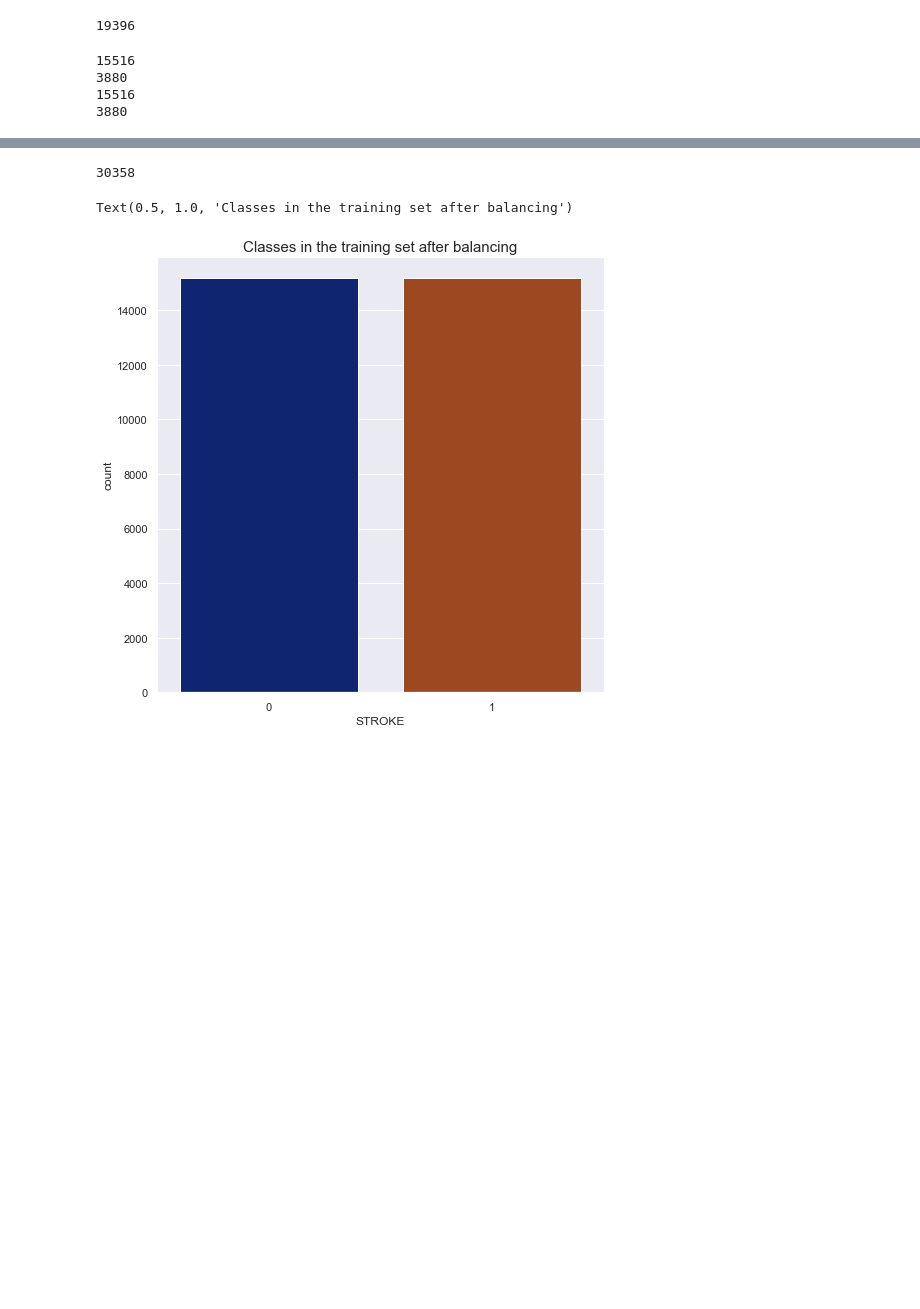
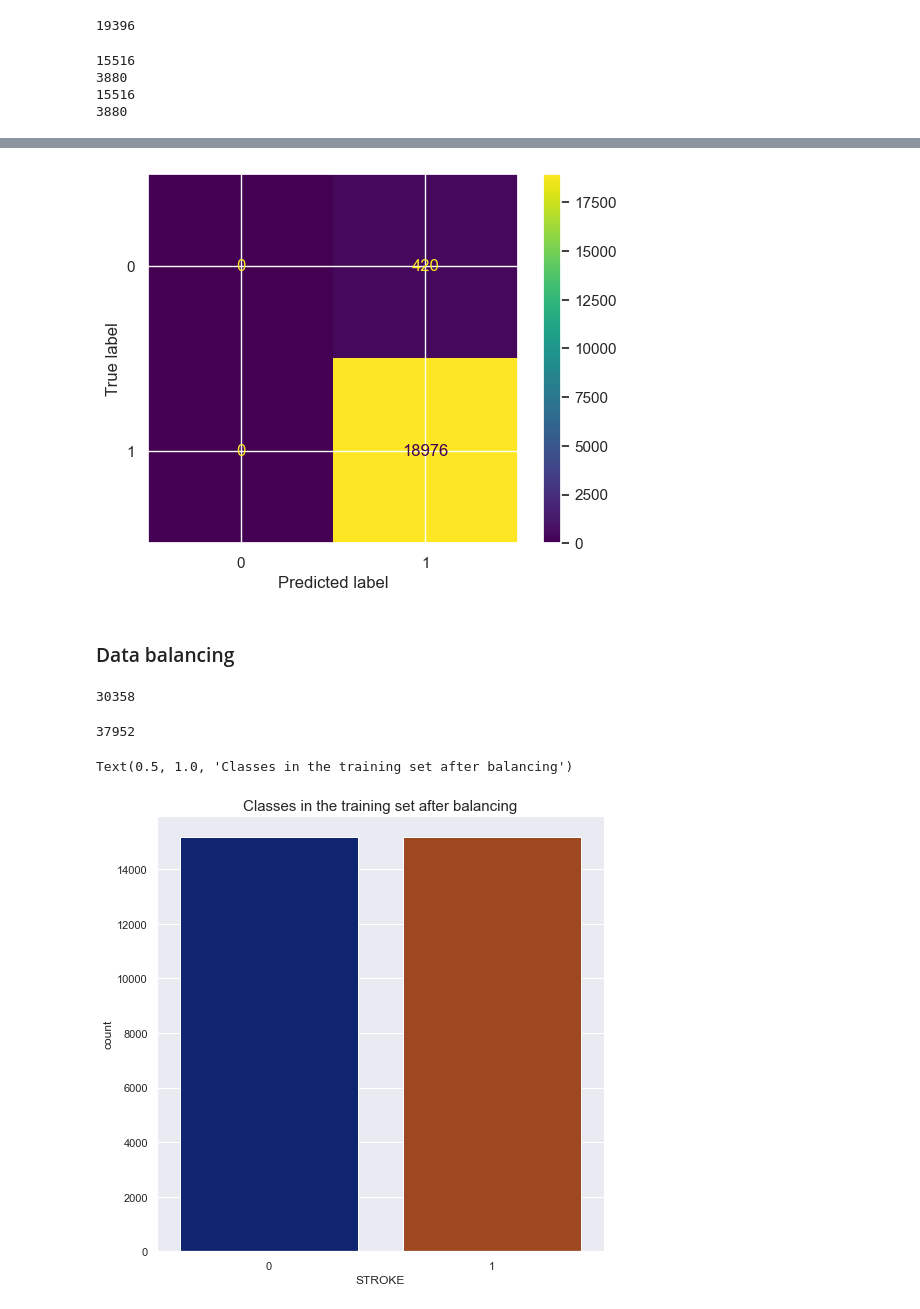
Before and after one commit to FavourAkumute/prediction_of_brain_stroke, a Jupyter notebook: IST_stroke_prediction.ipynb, the cells around one changed output, grey strips where cells are left out. Saved outputs shown, nothing was run; the diff lists cells and outputs as text; code cells hidden in the pictures; blank space fills up the shorter version.

```diff
--- a/IST_stroke_prediction.ipynb
+++ b/IST_stroke_prediction.ipynb
@@ -257,0 +404,12 @@ Text(0.5, 1.0, 'Classes in the training set before balancing')
+# %%
+from sklearn.model_selection import cross_val_score, cross_val_predict, KFold
+kf = KFold(n_splits=4, shuffle=True, random_state=42)
+lg = LogisticRegression()
+cross_val_results = cross_val_score(lg, X, y, cv=kf)
+print(cross_val_results)
+lg_y_pred = cross_val_predict(lg, X, y, cv=kf)
+
+# Step 5: Generate a classification report
+report = classification_report(y, lg_y_pred)
+print(report)
+print(mean_squared_error(y, lg_y_pred))
@@ -258 +462,10 @@ Text(0.5, 1.0, 'Classes in the training set before balancing')
+# %%
+cm = confusion_matrix(y, lg_y_pred, labels=[0,1])
+disp = ConfusionMatrixDisplay(confusion_matrix=cm, display_labels=[0,1])
+disp.plot()
+plt.show()
+# %% [output]
+[figure, added]
+# %% [markdown]
+### Data balancing
 # %%
@@ -262,6 +475,13 @@ X_train_smote, y_train_smote= smote.fit_resample(X_train, y_train)
 len(X_train_smote)
 # %% [output]
 30358
+# %%
+#data balancing for the entire dataset
+smote = SMOTE(random_state=42)
+X_smote, y_smote= smote.fit_resample(X, y)
+len(X_smote)
+# %% [output]
+37952
 # %%
 #classes after data balancing
 plt.figure(figsize = (8,8))
```
Also changed, not shown: parts of 32 cells of this notebook.
